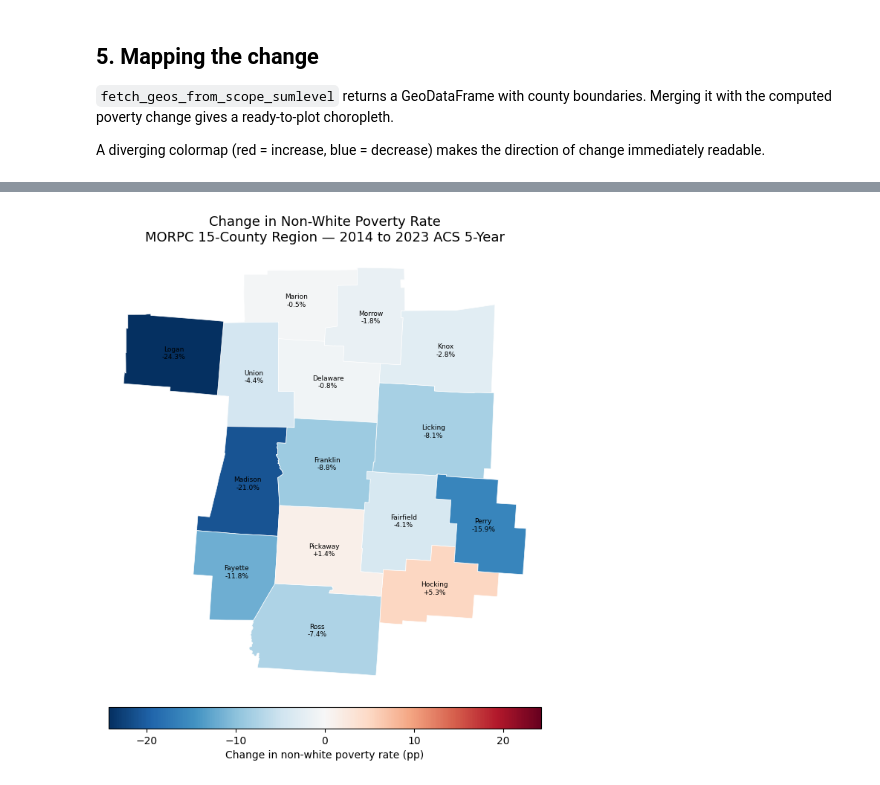
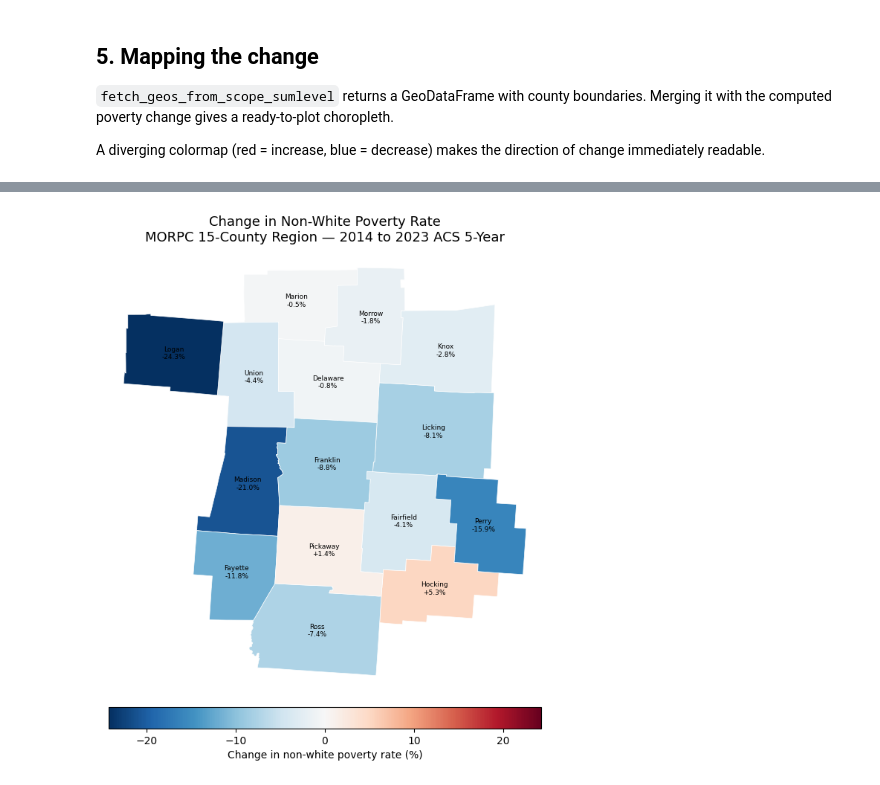
Before and after one commit to jinskeep-morpc/morpc-census, a Jupyter notebook: doc/03-morpc-poverty-race-demo.ipynb, the cells around one changed output, grey strips where cells are left out. Drawn from its saved outputs; the diff is of its cells as text; code cells hidden in the pictures.

```diff
--- a/doc/03-morpc-poverty-race-demo.ipynb
+++ b/doc/03-morpc-poverty-race-demo.ipynb
@@ -263,0 +207,3 @@ geos = fetch_geos_from_scope_sumlevel('region15')
+# %%
+geos = fetch_geos_from_scope_sumlevel('region15')
+geos = geos[['GEOIDFQ', 'geometry']].merge(change, left_on='GEOIDFQ', right_on='geoidfq', how='left')[['geoidfq', 'name', 'change_pp', 'geometry']].set_index('geoidfq')
@@ -264,45 +230,43 @@ geos = fetch_geos_from_scope_sumlevel('region15')
 # %%
 import matplotlib.pyplot as plt
 
-geos_joined = geos.merge(change, left_on='GEOIDFQ', right_on='geoidfq', how='left')
-
-max_abs = geos_joined['change_pp'].abs().max()
+max_abs = geos['change_pp'].abs().max()
 
 fig, ax = plt.subplots(figsize=(10, 8))
-geos_joined.plot(
+geos.plot(
     column='change_pp',
     ax=ax,
     cmap='RdBu_r',
     vmin=-max_abs,
     vmax=max_abs,
     legend=True,
     legend_kwds={
-        'label': 'Change in non-white poverty rate (pp)',
+        'label': 'Change in non-white poverty rate (%)',
         'orientation': 'horizontal',
         'shrink': 0.6,
         'pad': 0.02,
     },
     edgecolor='white',
     linewidth=0.5,
 )
 
-for _, row in geos_joined.iterrows():
+for _, row in geos.iterrows():
     cx = row.geometry.centroid.x
     cy = row.geometry.centroid.y
-    label = row['NAME'].replace(', Ohio', '').replace(' County', '')
+    label = row['name'].replace(', Ohio', '').replace(' County', '')
     val   = row['change_pp']
     ax.annotate(
         f"{label}\n{val:+.1f}%",
         (cx, cy),
         ha='center', va='center', fontsize=6.5, color='black',
     )
 
 ax.set_title(
     'Change in Non-White Poverty Rate\nMORPC 15-County Region — 2014 to 2023 ACS 5-Year',
     fontsize=13,
 )
 ax.axis('off')
 plt.tight_layout()
 plt.show()
 # %% [output]
-[figure, old version]
+[figure, new version]
```
Also changed, not shown: parts of 11 cells of this notebook.
